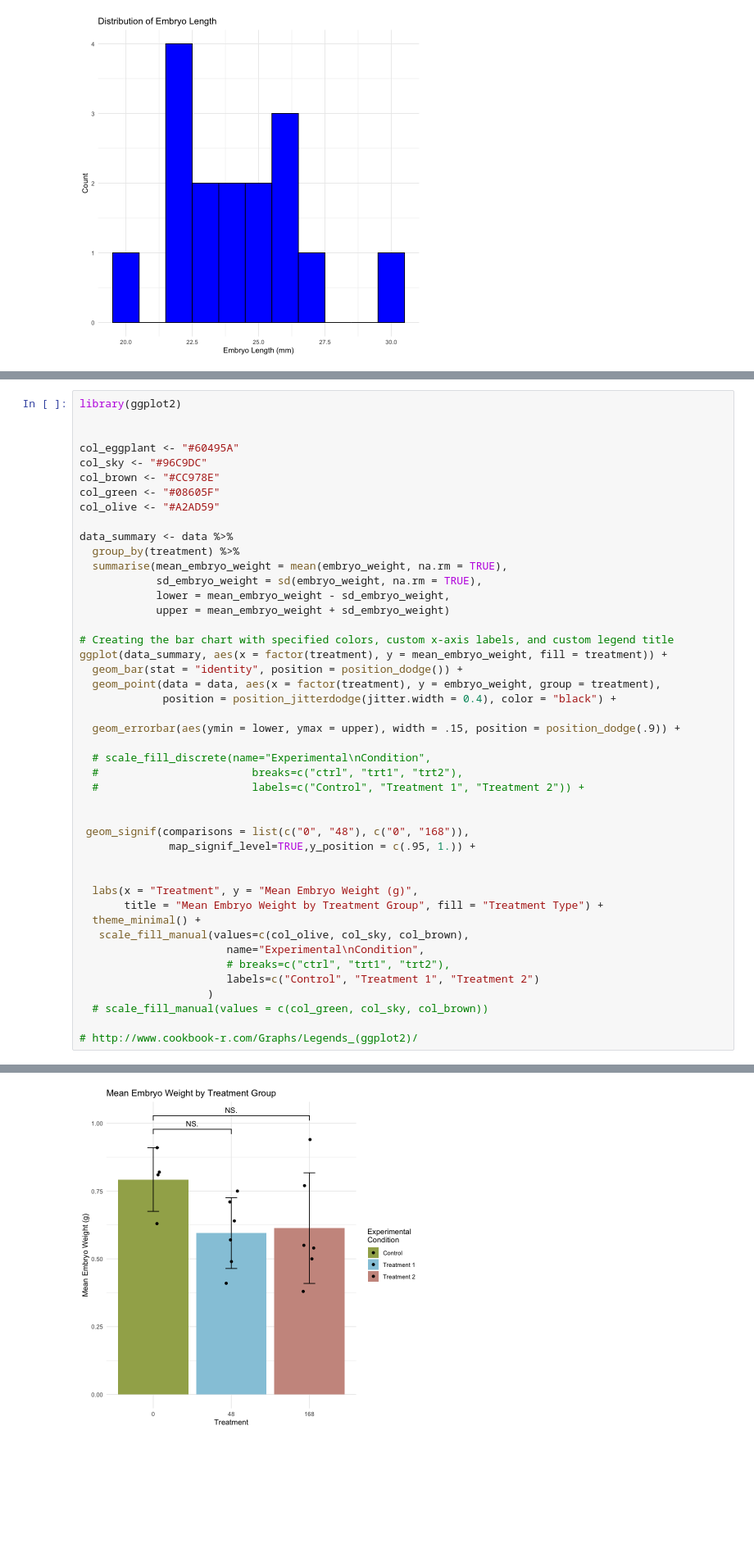
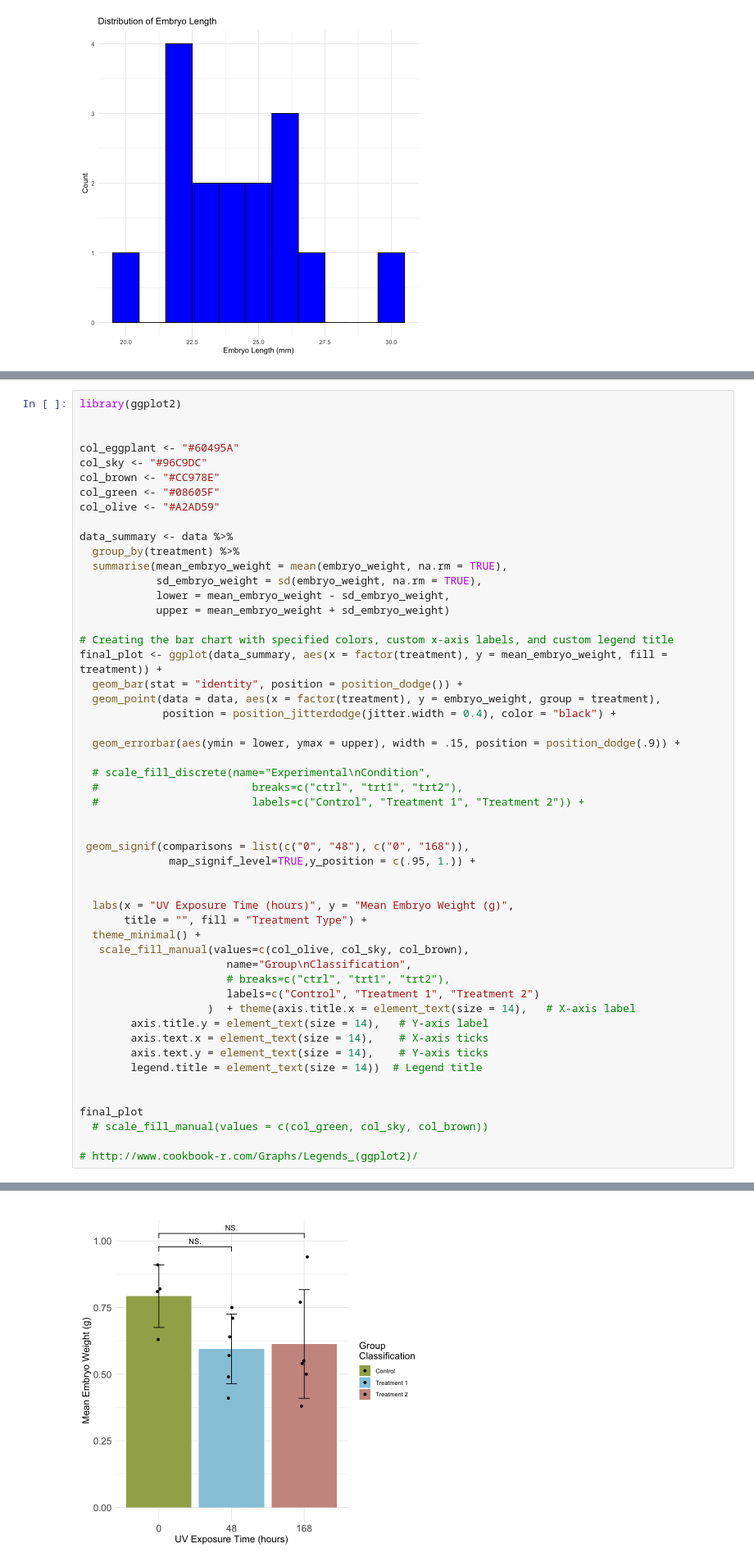
Before and after one commit to redradman/BIOL331_hypothesis_testing, a Jupyter notebook: Analysis.ipynb, the cells around one changed output, grey strips where cells are left out. Shown at 82% size. Cells and saved outputs as stored; diff of their text form; blank space fills up the shorter version.

Commit message:
final chart and save

```diff
--- a/Analysis.ipynb
+++ b/Analysis.ipynb
@@ -1154,36 +1152,43 @@ data_summary <- data %>%
             sd_embryo_weight = sd(embryo_weight, na.rm = TRUE),
             lower = mean_embryo_weight - sd_embryo_weight,
             upper = mean_embryo_weight + sd_embryo_weight)
 
 # Creating the bar chart with specified colors, custom x-axis labels, and custom legend title
-ggplot(data_summary, aes(x = factor(treatment), y = mean_embryo_weight, fill = treatment)) +
+final_plot <- ggplot(data_summary, aes(x = factor(treatment), y = mean_embryo_weight, fill = treatment)) +
   geom_bar(stat = "identity", position = position_dodge()) +
   geom_point(data = data, aes(x = factor(treatment), y = embryo_weight, group = treatment),
              position = position_jitterdodge(jitter.width = 0.4), color = "black") +
 
   geom_errorbar(aes(ymin = lower, ymax = upper), width = .15, position = position_dodge(.9)) +
 
   # scale_fill_discrete(name="Experimental\nCondition",
   #                        breaks=c("ctrl", "trt1", "trt2"),
   #                        labels=c("Control", "Treatment 1", "Treatment 2")) +
 
 
  geom_signif(comparisons = list(c("0", "48"), c("0", "168")),
               map_signif_level=TRUE,y_position = c(.95, 1.)) +
 
 
-  labs(x = "Treatment", y = "Mean Embryo Weight (g)",
-       title = "Mean Embryo Weight by Treatment Group", fill = "Treatment Type") +
+  labs(x = "UV Exposure Time (hours)", y = "Mean Embryo Weight (g)",
+       title = "", fill = "Treatment Type") +
   theme_minimal() +
    scale_fill_manual(values=c(col_olive, col_sky, col_brown),
-                       name="Experimental\nCondition",
+                       name="Group\nClassification",
                        # breaks=c("ctrl", "trt1", "trt2"),
                        labels=c("Control", "Treatment 1", "Treatment 2")
-                    )
+                    )  + theme(axis.title.x = element_text(size = 14),   # X-axis label
+        axis.title.y = element_text(size = 14),   # Y-axis label
+        axis.text.x = element_text(size = 14),    # X-axis ticks
+        axis.text.y = element_text(size = 14),    # Y-axis ticks
+        legend.title = element_text(size = 14))  # Legend title
+
+
+final_plot
   # scale_fill_manual(values = c(col_green, col_sky, col_brown))
 
 # http://www.cookbook-r.com/Graphs/Legends_(ggplot2)/
 # %% [output]
 Warning message:
 “Removed 8 rows containing missing values (`geom_point()`).”
-[figure, old version]
+[figure, new version]
```
Also changed, not shown: parts of 6 cells of this notebook, 1 other file.
